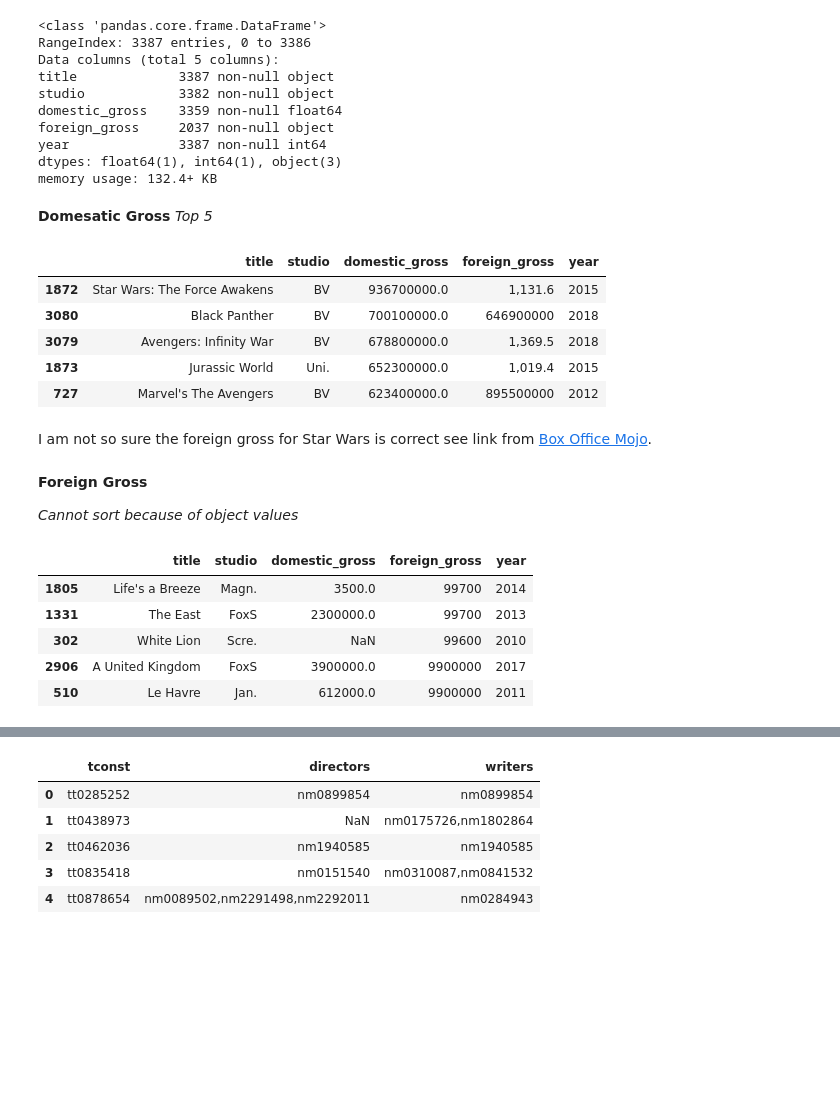
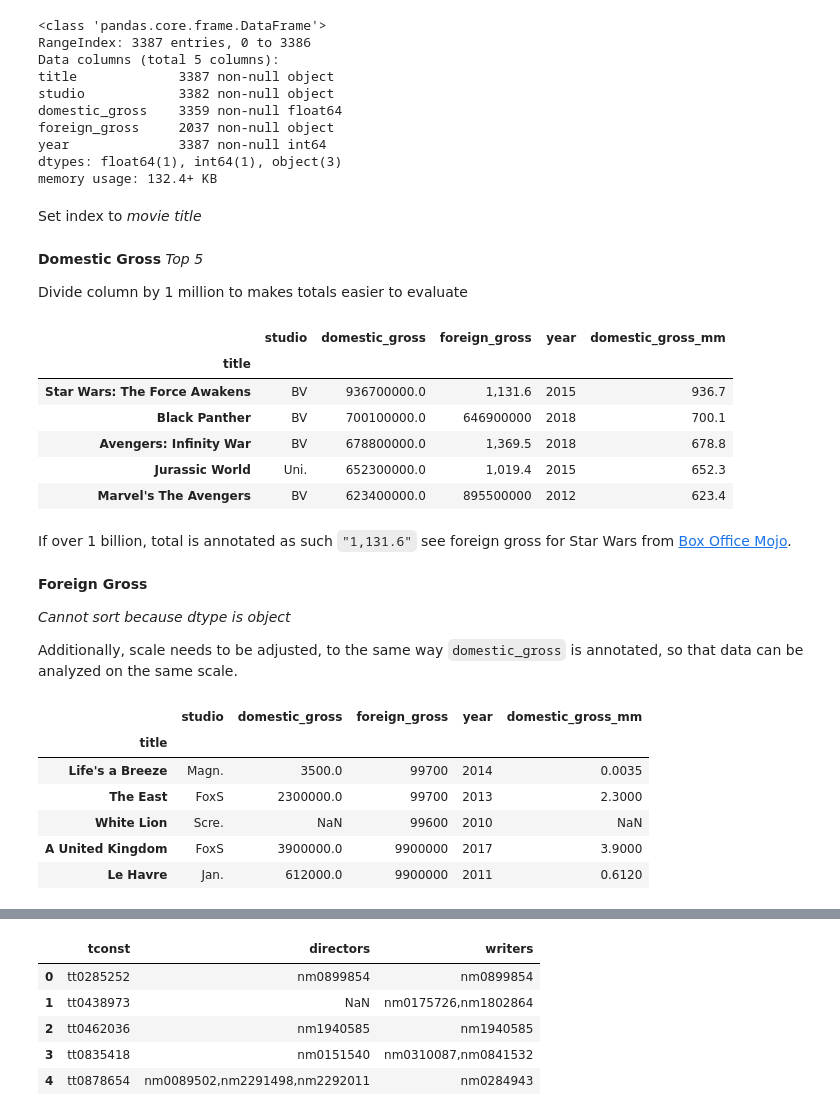
Before and after one commit to etr359/project-1-movie-analysis, a Jupyter notebook: student.ipynb, the cells around one changed output, grey strips where cells are left out. Drawn from its saved outputs; the diff is of its cells as text; code cells hidden in the pictures; blank space fills up the shorter version.

Commit message:
justin eda on bom_movie_gross

```diff
--- a/student.ipynb
+++ b/student.ipynb
@@ -96,30 +98,42 @@ foreign_gross     2037 non-null object
 year              3387 non-null int64
 dtypes: float64(1), int64(1), object(3)
 memory usage: 132.4+ KB
-# %% [markdown]
-__Domesatic Gross__
-_Top 5_
+# %% [markdown]
+Set index to _movie title_
+# %%
+bom_movie_gross.set_index(['title'], inplace=True)
+# %% [markdown]
+__Domestic Gross__
+_Top 5_
+
+Divide column by 1 million to makes totals easier to evaluate
+# %%
+bom_movie_gross['domestic_gross_mm'] = bom_movie_gross['domestic_gross'] / 1000000
 # %%
-bom_movie_gross.sort_values(by='domestic_gross', ascending=False)[:5]
+bom_movie_gross.sort_values(by='domestic_gross_mm', ascending=False)[:5]
 # %% [output]
-|  | title | studio | domestic_gross | foreign_gross | year |
-| 1872 | Star Wars: The Force Awakens | BV | 936700000.0 | 1,131.6 | 2015 |
-| 3080 | Black Panther | BV | 700100000.0 | 646900000 | 2018 |
-| 3079 | Avengers: Infinity War | BV | 678800000.0 | 1,369.5 | 2018 |
-| 1873 | Jurassic World | Uni. | 652300000.0 | 1,019.4 | 2015 |
-| 727 | Marvel's The Avengers | BV | 623400000.0 | 895500000 | 2012 |
+|  | studio | domestic_gross | foreign_gross | year | domestic_gross_mm |
+| title |  |  |  |  |  |
+| Star Wars: The Force Awakens | BV | 936700000.0 | 1,131.6 | 2015 | 936.7 |
+| Black Panther | BV | 700100000.0 | 646900000 | 2018 | 700.1 |
+| Avengers: Infinity War | BV | 678800000.0 | 1,369.5 | 2018 | 678.8 |
+| Jurassic World | Uni. | 652300000.0 | 1,019.4 | 2015 | 652.3 |
+| Marvel's The Avengers | BV | 623400000.0 | 895500000 | 2012 | 623.4 |
 # %% [markdown]
-I am not so sure the foreign gross for Star Wars is correct see link from [Box Office Mojo](https://www.boxofficemojo.com/title/tt2488496/?ref_=bo_se_r_8).
+If over 1 billion, total is annotated as such `"1,131.6"` see foreign gross for Star Wars from [Box Office Mojo](https://www.boxofficemojo.com/title/tt2488496/?ref_=bo_se_r_8).
-# %% [markdown]
-__Foreign Gross__
-
-_Cannot sort because of object values_
+# %% [markdown]
+__Foreign Gross__
+
+_Cannot sort because dtype is object_
+
+Additionally, scale needs to be adjusted, to the same way `domestic_gross` is annotated, so that data can be analyzed on the same scale.
 # %%
 bom_movie_gross.sort_values(by='foreign_gross', ascending=False)[:5]
 # %% [output]
-|  | title | studio | domestic_gross | foreign_gross | year |
-| 1805 | Life's a Breeze | Magn. | 3500.0 | 99700 | 2014 |
-| 1331 | The East | FoxS | 2300000.0 | 99700 | 2013 |
-| 302 | White Lion | Scre. | NaN | 99600 | 2010 |
-| 2906 | A United Kingdom | FoxS | 3900000.0 | 9900000 | 2017 |
-| 510 | Le Havre | Jan. | 612000.0 | 9900000 | 2011 |
+|  | studio | domestic_gross | foreign_gross | year | domestic_gross_mm |
+| title |  |  |  |  |  |
+| Life's a Breeze | Magn. | 3500.0 | 99700 | 2014 | 0.0035 |
+| The East | FoxS | 2300000.0 | 99700 | 2013 | 2.3000 |
+| White Lion | Scre. | NaN | 99600 | 2010 | NaN |
+| A United Kingdom | FoxS | 3900000.0 | 9900000 | 2017 | 3.9000 |
+| Le Havre | Jan. | 612000.0 | 9900000 | 2011 | 0.6120 |
```
Also changed, not shown: parts of 13 cells of this notebook, 2 other files.
